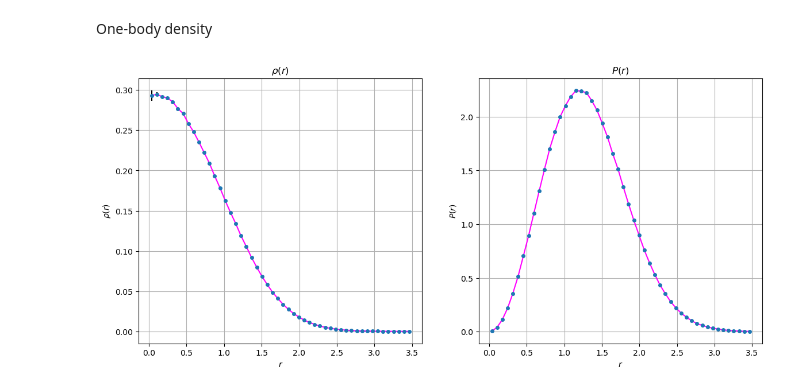
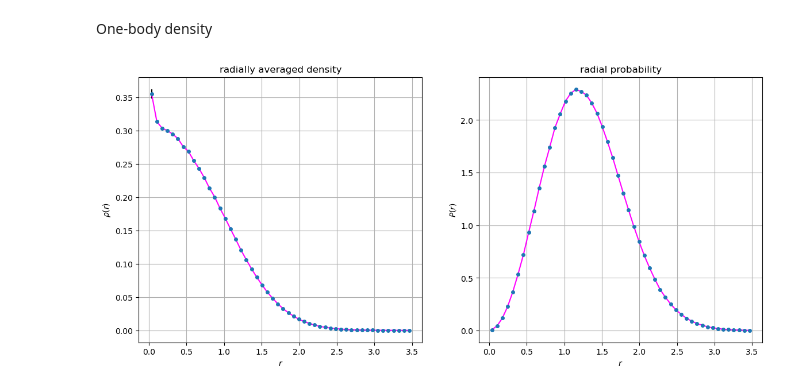
Before and after one commit to DavideCacopardi/variational-monte-carlo-fys4411-DC2026, a Jupyter notebook: display.ipynb, the cells around one changed output. Cells and saved outputs as stored; diff of their text form; code cells hidden in the pictures.

Commit message:
Added radial probability printout

```diff
--- a/display.ipynb
+++ b/display.ipynb
@@ -164,30 +166,33 @@ One-body density
 # %%
 %matplotlib inline
 
 def volume_hshpere(r, dim):
     return 2 * np.pi**(dim/2) / sp.special.gamma(dim/2) * r**(dim-1)
 
 dim = 3
-r, rho, drho = np.loadtxt("iofiles/onebodydensity.dat", delimiter=',', unpack=True)
-rad_rho = rho * volume_hshpere(r, dim)
-drad_rho = drho * volume_hshpere(r, dim)
+r, rho, drho, p, dp = np.loadtxt("iofiles/onebodydensity.dat", delimiter=',', unpack=True)
+# r, rho, drho = np.loadtxt("iofiles/onebodydensity.dat", delimiter=',', unpack=True)
+# rad_rho = rho * volume_hshpere(r, dim)
+# drad_rho = drho * volume_hshpere(r, dim)
 
 fig = plt.figure(figsize=(14, 6))
 gs = fig.add_gridspec(1, 2)
 
 ax = fig.add_subplot(gs[0, 0])
 ax.errorbar(r, y=rho, yerr=drho, color='magenta', ecolor='black',
             marker='.', markersize=8, linestyle='-', mfc="tab:blue", mec="tab:blue")
-ax.set_title(r"$\rho(r)$")
+ax.set_title(r"radially averaged density")
 ax.set_ylabel(r"$\rho(r)$")
 ax.set_xlabel(r"$r$")
 
 ax = fig.add_subplot(gs[0, 1])
-ax.errorbar(r, y=rad_rho, yerr=drad_rho, color='magenta', ecolor='black',
+ax.errorbar(r, y=p, yerr=dp, color='magenta', ecolor='black',
             marker='.', markersize=8, linestyle='-', mfc="tab:blue", mec="tab:blue")
-ax.set_title(r"$P(r)$")
+# ax.errorbar(r, y=rad_rho, yerr=drad_rho, color='red', ecolor='black',
+#             marker='x', markersize=8, linestyle='--', mfc="tab:green", mec="tab:green", alpha=0.4)
+ax.set_title(r"radial probability")
 ax.set_ylabel(r"$P(r)$")
 ax.set_xlabel(r"$r$")
 fig.savefig("./iofiles/density.png", dpi=300)
 # %% [output]
-[figure, old version]
+[figure, new version]
```
Also changed, not shown: parts of 2 cells of this notebook, 14 other files.
